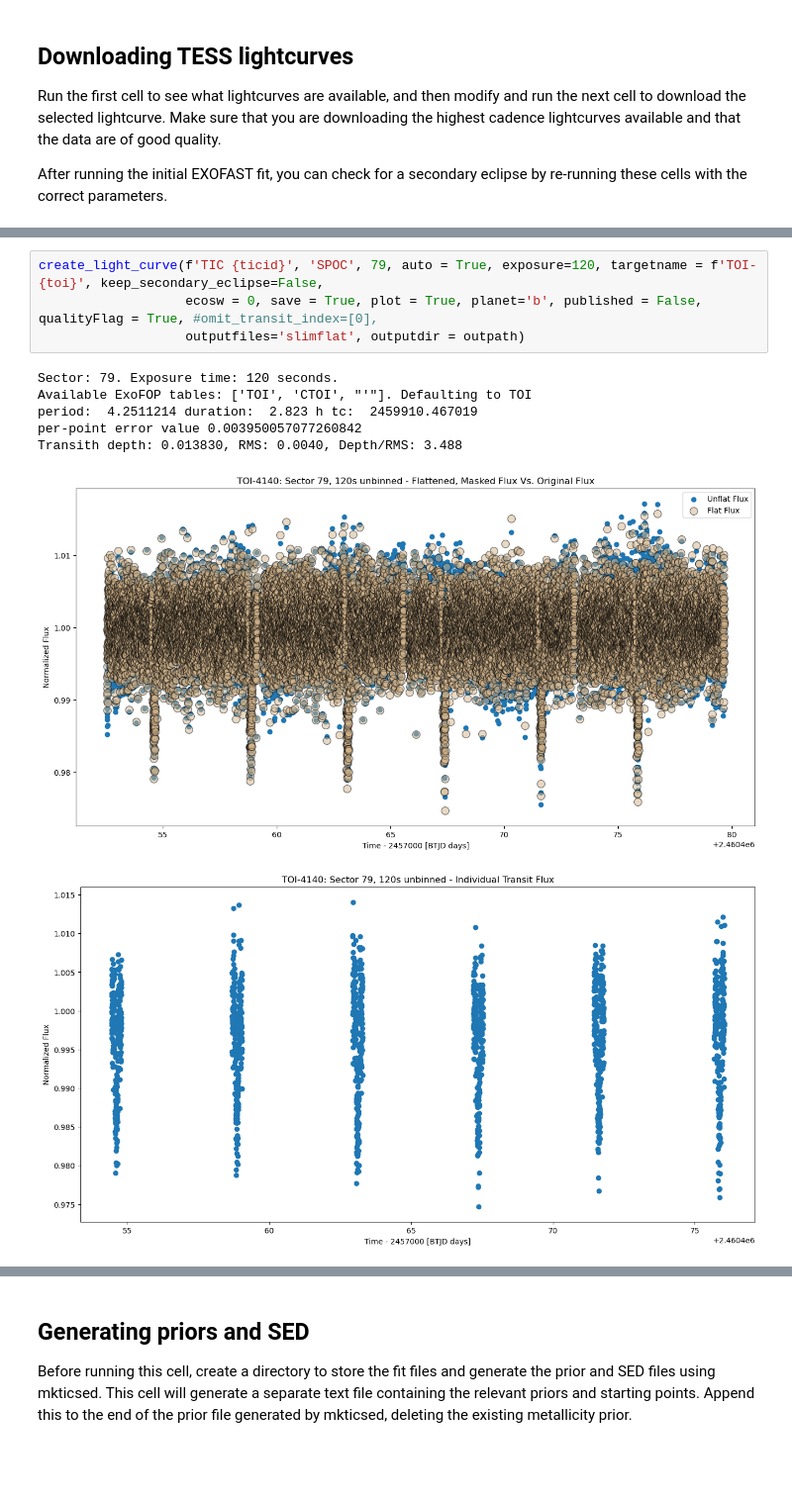
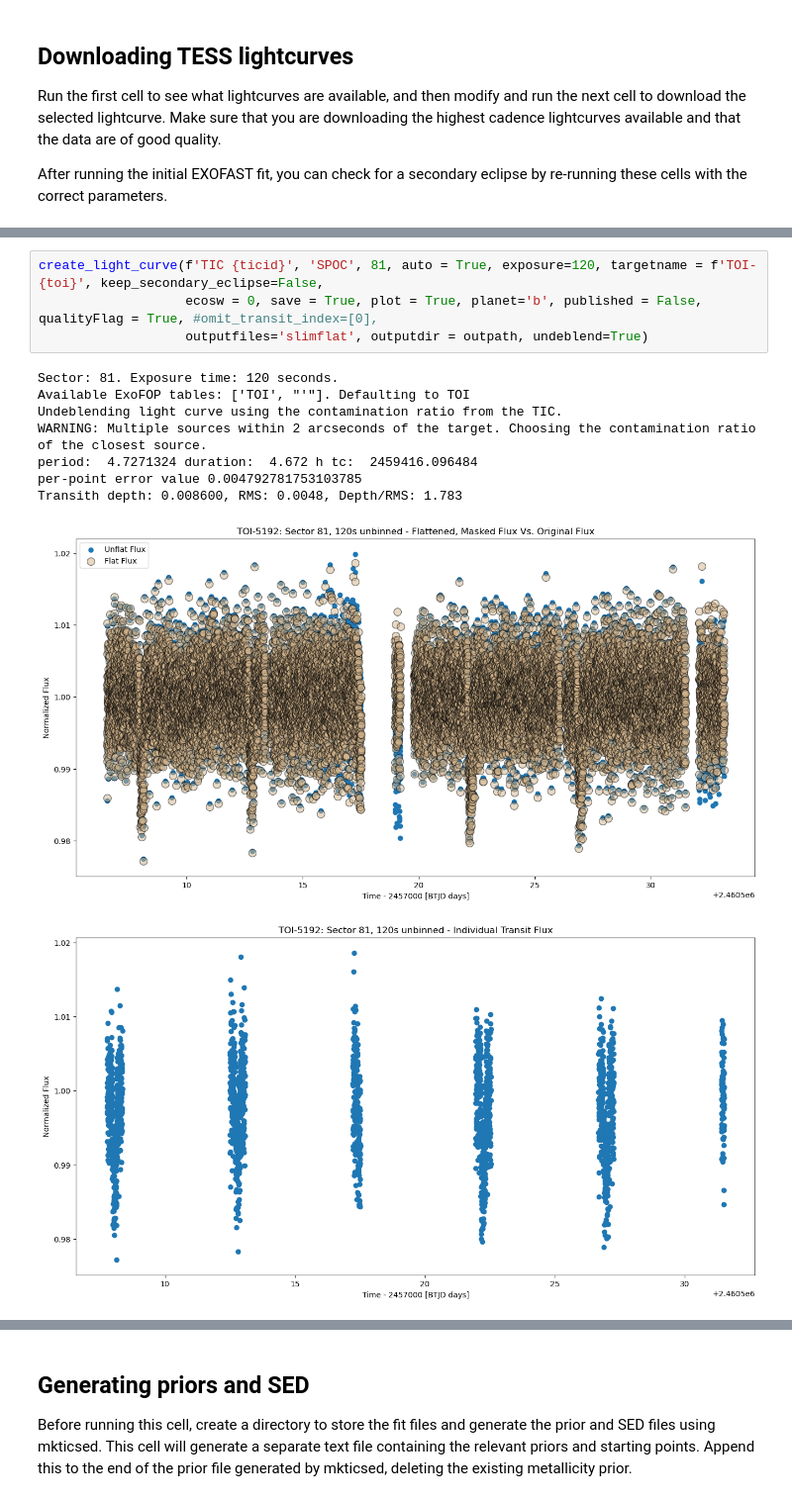
Before and after one commit to jackschulte/exofast_tools, a Jupyter notebook: scripts/setup_fit.ipynb, the cells around one changed output, grey strips where cells are left out. Shown at 99% size. Drawn from its saved outputs; the diff is of its cells as text; blank space fills up the shorter version.

Commit message:
added the ability to undeblend lightcurves

```diff
--- a/scripts/setup_fit.ipynb
+++ b/scripts/setup_fit.ipynb
@@ -72,12 +70,14 @@ display(filtered_df.sort_values(by='mission')) # filtered data, sorted by TESS s
 # %%
-create_light_curve(f'TIC {ticid}', 'SPOC', 79, auto = True, exposure=120, targetname = f'TOI-{toi}', keep_secondary_eclipse=False,
+create_light_curve(f'TIC {ticid}', 'SPOC', 81, auto = True, exposure=120, targetname = f'TOI-{toi}', keep_secondary_eclipse=False,
                    ecosw = 0, save = True, plot = True, planet='b', published = False, qualityFlag = True, #omit_transit_index=[0],
-                   outputfiles='slimflat', outputdir = outpath)
+                   outputfiles='slimflat', outputdir = outpath, undeblend=True)
 # %% [output]
-Sector: 79. Exposure time: 120 seconds.
-Available ExoFOP tables: ['TOI', 'CTOI', "'"]. Defaulting to TOI
-period:  4.2511214 duration:  2.823 h tc:  2459910.467019
-per-point error value 0.003950057077260842
-Transith depth: 0.013830, RMS: 0.0040, Depth/RMS: 3.488
+Sector: 81. Exposure time: 120 seconds.
+Available ExoFOP tables: ['TOI', "'"]. Defaulting to TOI
+Undeblending light curve using the contamination ratio from the TIC.
+WARNING: Multiple sources within 2 arcseconds of the target. Choosing the contamination ratio of the closest source.
+period:  4.7271324 duration:  4.672 h tc:  2459416.096484
+per-point error value 0.004792781753103785
+Transith depth: 0.008600, RMS: 0.0048, Depth/RMS: 1.783
-[figure, old version]
+[figure, new version]
-[figure, old version]
+[figure, new version]
```
Also changed, not shown: parts of 2 cells of this notebook, 1 other file.
